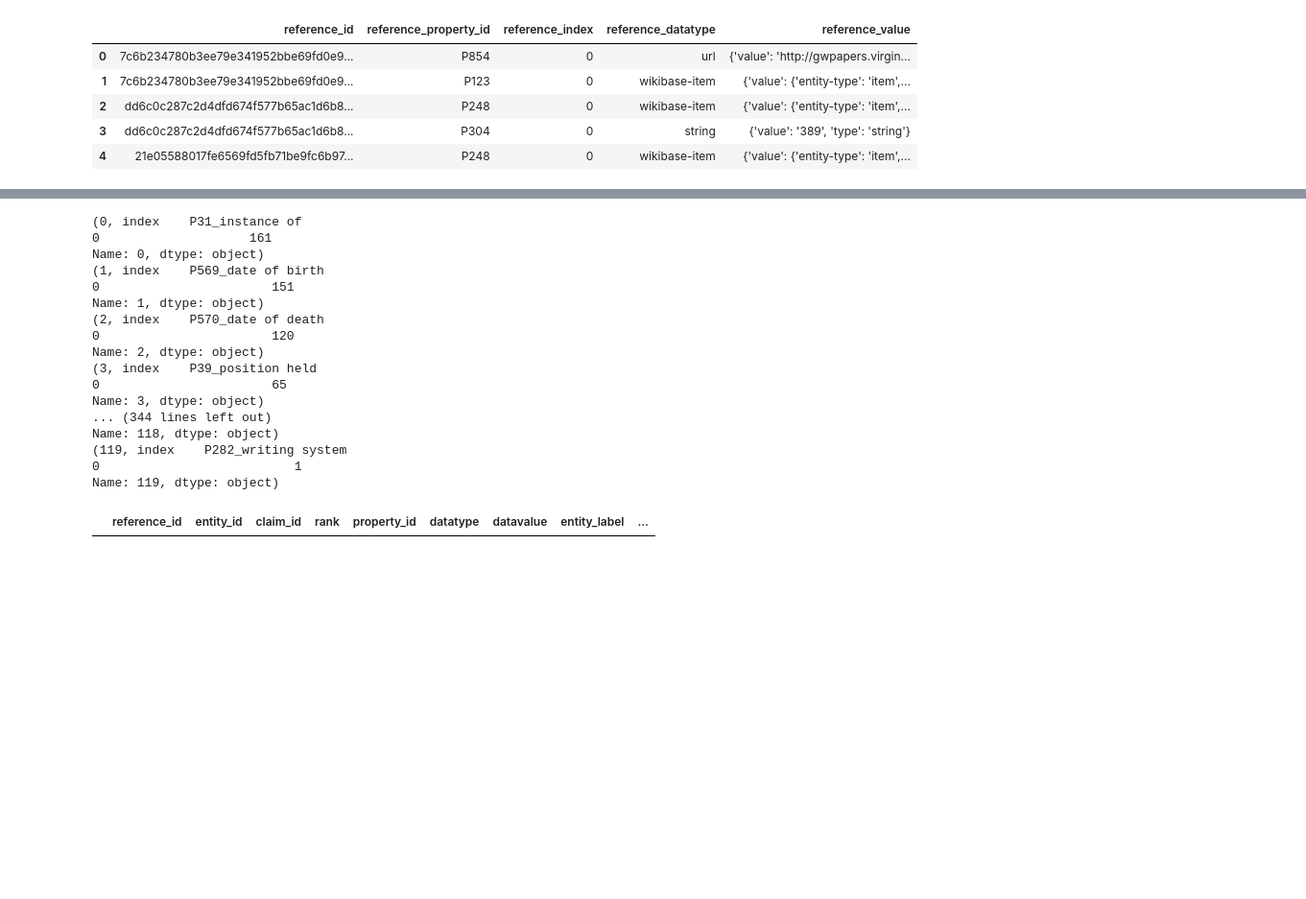
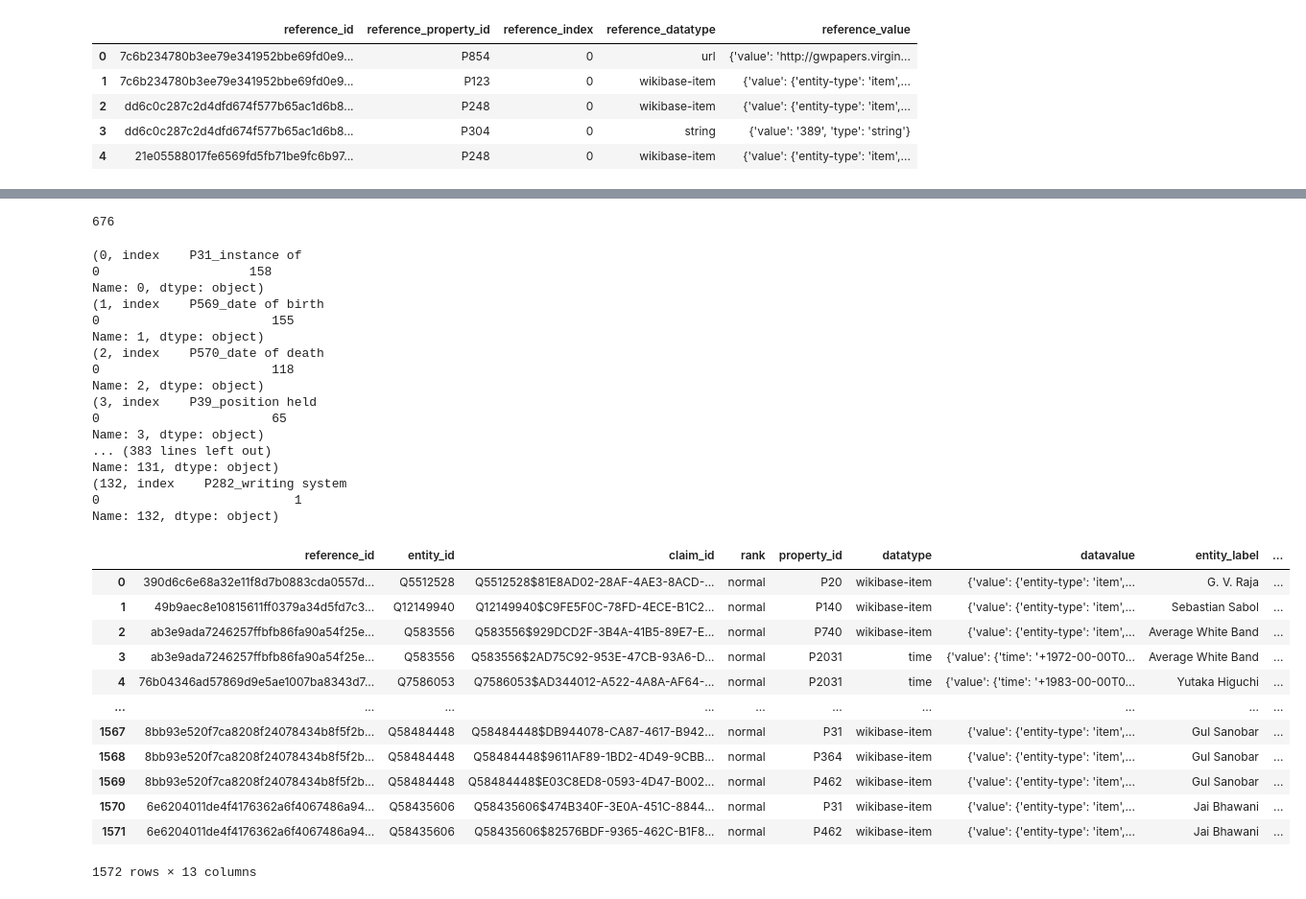
Before and after one commit to gabrielmaia7/WD_Textual_References_Dataset, a Jupyter notebook: 2. Obtaining Claim Data.ipynb, the cells around one changed output, grey strips where cells are left out. Shown: that part at 96% size. Drawn from its saved outputs; the diff is of its cells as text; code cells hidden in the pictures; blank space fills up the shorter version.

```diff
--- a/2. Obtaining Claim Data.ipynb
+++ b/2. Obtaining Claim Data.ipynb
@@ -325,26 +309,28 @@ https://www.wikidata.org/wiki/Q1031536#Q1031536$F11CFC65-05A1-4FD6-87F5-F3C92D33
+# %%
+# Removing bad object labels
+claim_df = claim_df[claim_df['object_label_lan'] != 'no_lan'].reset_index(drop=True)
+print(claim_df.reference_id.unique().shape[0])
+# %% [output]
+676
 # %%
 for row in claim_df.apply(lambda x : x['property_id']+'_'+x['property_label'], axis=1)\
     .value_counts().reset_index().iterrows():
     print(row)
 # %% [output]
 (0, index    P31_instance of
-0                    161
+0                    158
 Name: 0, dtype: object)
 (1, index    P569_date of birth
-0                       151
+0                       155
 Name: 1, dtype: object)
 (2, index    P570_date of death
-0                       120
+0                       118
 Name: 2, dtype: object)
 (3, index    P39_position held
 0                       65
 Name: 3, dtype: object)
-... (344 lines left out)
-Name: 118, dtype: object)
-(119, index    P282_writing system
+... (383 lines left out)
+Name: 131, dtype: object)
+(132, index    P282_writing system
 0                          1
-Name: 119, dtype: object)
+Name: 132, dtype: object)
-# %%
-claim_df[claim_df.object_label == 'no-label']
-# %% [output]
-|  | reference_id | entity_id | claim_id | rank | property_id | datatype | datavalue | entity_label | ... |
@@ -350,0 +339,16 @@ claim_df[claim_df.object_label == 'no-label']
+# %%
+claim_df
+# %% [output]
+|  | reference_id | entity_id | claim_id | rank | property_id | datatype | datavalue | entity_label | ... |
+| 0 | 390d6c6e68a32e11f8d7b0883cda0557d... | Q5512528 | Q5512528$81E8AD02-28AF-4AE3-8ACD-... | normal | P20 | wikibase-item | {'value': {'entity-type': 'item',... | G. V. Raja | ... |
+| 1 | 49b9aec8e10815611ff0379a34d5fd7c3... | Q12149940 | Q12149940$C9FE5F0C-78FD-4ECE-B1C2... | normal | P140 | wikibase-item | {'value': {'entity-type': 'item',... | Sebastian Sabol | ... |
+| 2 | ab3e9ada7246257ffbfb86fa90a54f25e... | Q583556 | Q583556$929DCD2F-3B4A-41B5-89E7-E... | normal | P740 | wikibase-item | {'value': {'entity-type': 'item',... | Average White Band | ... |
+| 3 | ab3e9ada7246257ffbfb86fa90a54f25e... | Q583556 | Q583556$2AD75C92-953E-47CB-93A6-D... | normal | P2031 | time | {'value': {'time': '+1972-00-00T0... | Average White Band | ... |
+| 4 | 76b04346ad57869d9e5ae1007ba8343d7... | Q7586053 | Q7586053$AD344012-A522-4A8A-AF64-... | normal | P2031 | time | {'value': {'time': '+1983-00-00T0... | Yutaka Higuchi | ... |
+| ... | ... | ... | ... | ... | ... | ... | ... | ... | ... |
+| 1567 | 8bb93e520f7ca8208f24078434b8f5f2b... | Q58484448 | Q58484448$DB944078-CA87-4617-B942... | normal | P31 | wikibase-item | {'value': {'entity-type': 'item',... | Gul Sanobar | ... |
+| 1568 | 8bb93e520f7ca8208f24078434b8f5f2b... | Q58484448 | Q58484448$9611AF89-1BD2-4D49-9CBB... | normal | P364 | wikibase-item | {'value': {'entity-type': 'item',... | Gul Sanobar | ... |
+| 1569 | 8bb93e520f7ca8208f24078434b8f5f2b... | Q58484448 | Q58484448$E03C8ED8-0593-4D47-B002... | normal | P462 | wikibase-item | {'value': {'entity-type': 'item',... | Gul Sanobar | ... |
+| 1570 | 6e6204011de4f4176362a6f4067486a94... | Q58435606 | Q58435606$474B340F-3E0A-451C-8844... | normal | P31 | wikibase-item | {'value': {'entity-type': 'item',... | Jai Bhawani | ... |
+| 1571 | 6e6204011de4f4176362a6f4067486a94... | Q58435606 | Q58435606$82576BDF-9365-462C-B1F8... | normal | P462 | wikibase-item | {'value': {'entity-type': 'item',... | Jai Bhawani | ... |
+1572 rows × 13 columns
```
Also changed, not shown: parts of 10 cells of this notebook, 2 other files.
